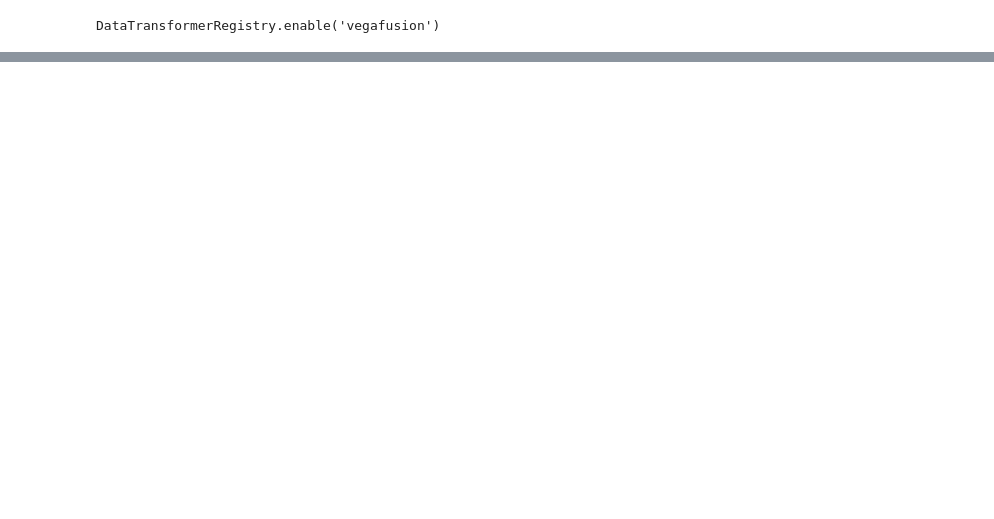
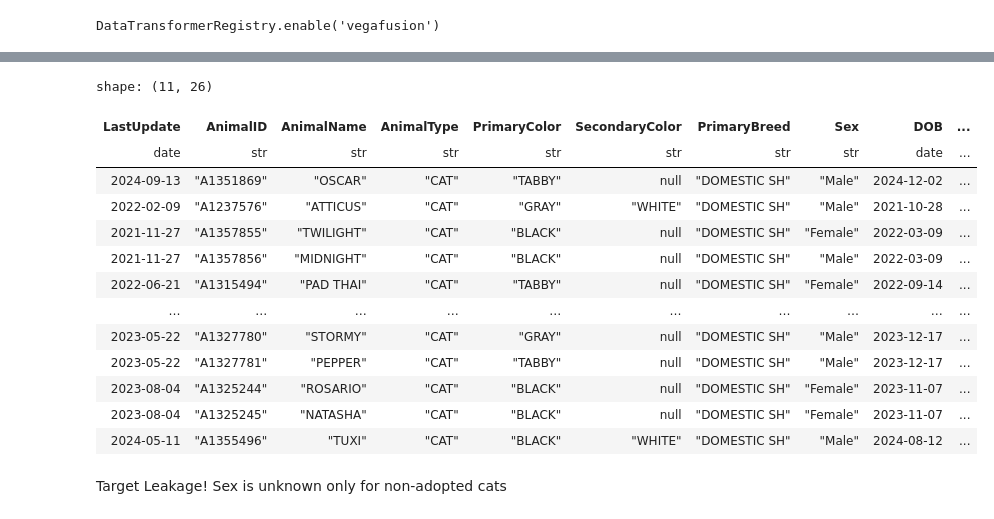
Before and after one commit to StarDylan/San-Jose-Animal-Shelter-Analysis, a Jupyter notebook: explore.ipynb, the cells around one changed output, grey strips where cells are left out. Saved outputs shown, nothing was run; the diff lists cells and outputs as text; code cells hidden in the pictures; blank space fills up the shorter version.

Commit message:
More work! Remove target leakage!

```diff
--- a/explore.ipynb
+++ b/explore.ipynb
@@ -43,0 +104,22 @@ for index_val in df.filter(pl.col("OutcomeType").is_not_null()).select(pl.col("O
+# %%
+from polars.dataframe.frame import DataFrame
+
+
+adopt_df = df.filter(pl.col("OutcomeType") == "ADOPTION")
+# %%
+adopt_df.filter(pl.col("TimeInShelterDays") < 0)
+# %% [output]
+shape: (11, 26)
+| LastUpdate | AnimalID | AnimalName | AnimalType | PrimaryColor | SecondaryColor | PrimaryBreed | Sex | DOB | ... |
+| date | str | str | str | str | str | str | str | date | ... |
+| 2024-09-13 | "A1351869" | "OSCAR" | "CAT" | "TABBY" | null | "DOMESTIC SH" | "Male" | 2024-12-02 | ... |
+| 2022-02-09 | "A1237576" | "ATTICUS" | "CAT" | "GRAY" | "WHITE" | "DOMESTIC SH" | "Male" | 2021-10-28 | ... |
+| 2021-11-27 | "A1357855" | "TWILIGHT" | "CAT" | "BLACK" | null | "DOMESTIC SH" | "Female" | 2022-03-09 | ... |
+| 2021-11-27 | "A1357856" | "MIDNIGHT" | "CAT" | "BLACK" | null | "DOMESTIC SH" | "Male" | 2022-03-09 | ... |
+| 2022-06-21 | "A1315494" | "PAD THAI" | "CAT" | "TABBY" | null | "DOMESTIC SH" | "Female" | 2022-09-14 | ... |
+| … | … | … | … | … | … | … | … | … | ... |
+| 2023-05-22 | "A1327780" | "STORMY" | "CAT" | "GRAY" | null | "DOMESTIC SH" | "Male" | 2023-12-17 | ... |
+| 2023-05-22 | "A1327781" | "PEPPER" | "CAT" | "TABBY" | null | "DOMESTIC SH" | "Male" | 2023-12-17 | ... |
+| 2023-08-04 | "A1325244" | "ROSARIO" | "CAT" | "BLACK" | null | "DOMESTIC SH" | "Female" | 2023-11-07 | ... |
+| 2023-08-04 | "A1325245" | "NATASHA" | "CAT" | "BLACK" | null | "DOMESTIC SH" | "Female" | 2023-11-07 | ... |
+| 2024-05-11 | "A1355496" | "TUXI" | "CAT" | "BLACK" | "WHITE" | "DOMESTIC SH" | "Male" | 2024-08-12 | ... |
@@ -43,0 +129,2 @@ for index_val in df.filter(pl.col("OutcomeType").is_not_null()).select(pl.col("O
+# %% [markdown]
+Target Leakage! Sex is unknown only for non-adopted cats
```
Also changed, not shown: parts of 5 cells of this notebook, 5 other files.
